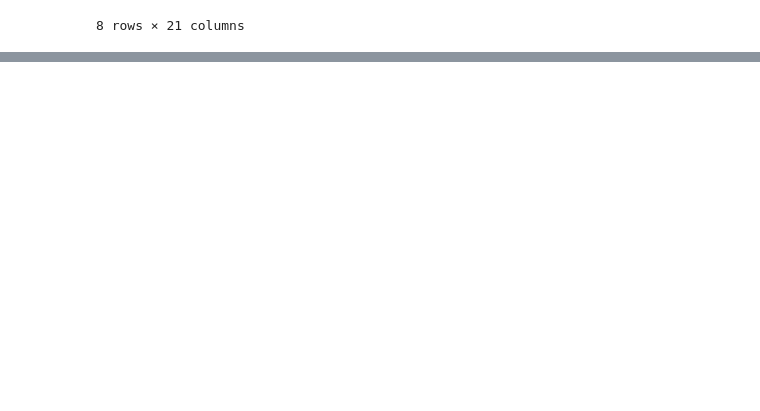
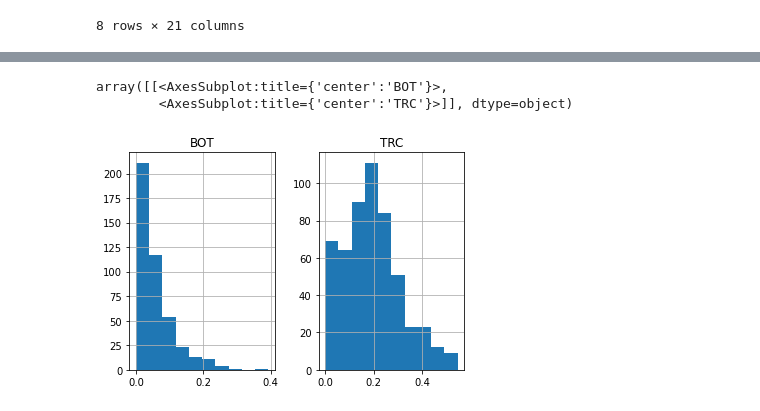
Before and after one commit to Carmine311/EffectivePandas, a Jupyter notebook: Baseball/Explore.ipynb, the cells around one changed output, grey strips where cells are left out. Drawn from its saved outputs; the diff is of its cells as text; code cells hidden in the pictures; blank space fills up the shorter version.

```diff
--- a/Baseball/Explore.ipynb
+++ b/Baseball/Explore.ipynb
@@ -293,0 +531,2 @@ recent.describe()
+# %%
+m_above_avg = (new_centered >= 0)
@@ -293,0 +549,8 @@ recent.describe()
+# %%
+m_scaled = (new_centered[m_above_avg] / v_max)
+# %%
+m_scaled.hist()
+# %% [output]
+array([[<AxesSubplot:title={'center':'BOT'}>,
+        <AxesSubplot:title={'center':'TRC'}>]], dtype=object)
+[figure, added]
```
Also changed, not shown: parts of 29 cells of this notebook.
